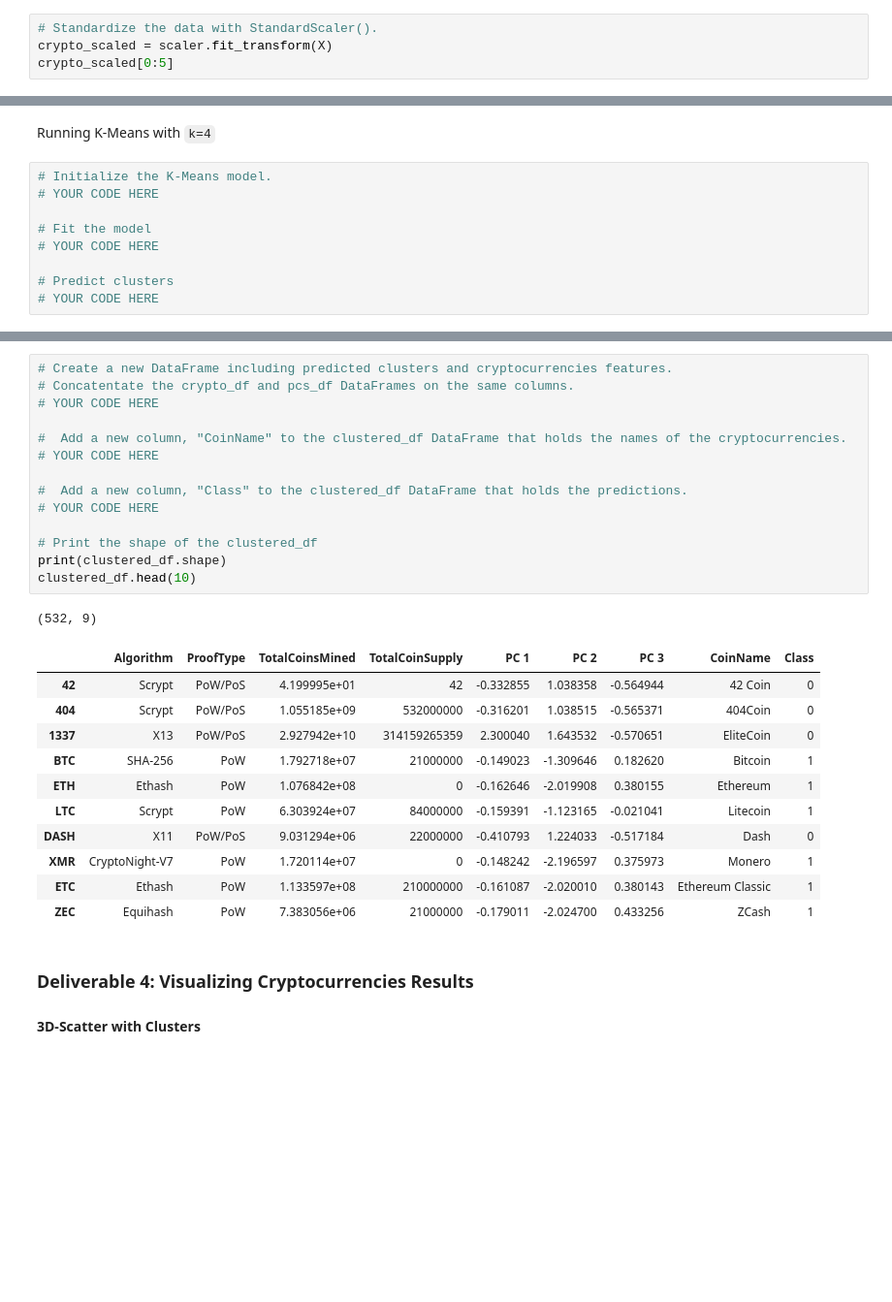
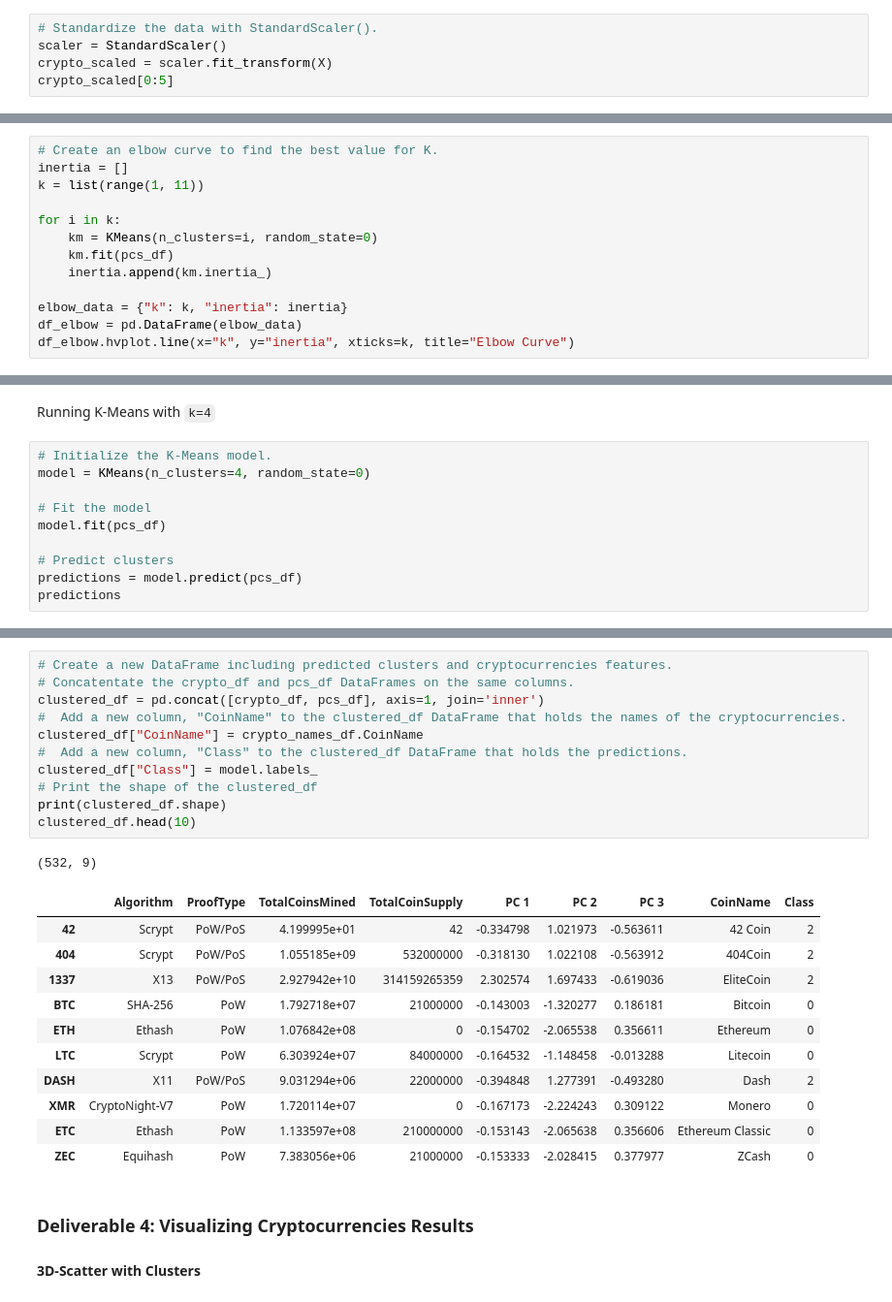
Before and after one commit to jlynw/Cryptocurrencies, a Jupyter notebook: crypto_clustering.ipynb, the cells around one changed output, grey strips where cells are left out. Shown at 97% size. Saved outputs shown, nothing was run; the diff lists cells and outputs as text; blank space fills up the shorter version.

```diff
--- a/crypto_clustering.ipynb
+++ b/crypto_clustering.ipynb
@@ -170,6 +173,7 @@ X.head(10)
 10 rows × 98 columns
 # %%
 # Standardize the data with StandardScaler().
+scaler = StandardScaler()
 crypto_scaled = scaler.fit_transform(X)
 crypto_scaled[0:5]
 # %% [output]
@@ -234,0 +234,13 @@ pcs_df.head(10)
+# %%
+# Create an elbow curve to find the best value for K.
+inertia = []
+k = list(range(1, 11))
+
+for i in k:
+    km = KMeans(n_clusters=i, random_state=0)
+    km.fit(pcs_df)
+    inertia.append(km.inertia_)
+
+elbow_data = {"k": k, "inertia": inertia}
+df_elbow = pd.DataFrame(elbow_data)
+df_elbow.hvplot.line(x="k", y="inertia", xticks=k, title="Elbow Curve")
@@ -236,11 +250,12 @@ pcs_df.head(10)
 Running K-Means with `k=4`
 # %%
 # Initialize the K-Means model.
-# YOUR CODE HERE
+model = KMeans(n_clusters=4, random_state=0)
 
 # Fit the model
-# YOUR CODE HERE
+model.fit(pcs_df)
 
 # Predict clusters
-# YOUR CODE HERE
+predictions = model.predict(pcs_df)
+predictions
 # %% [output]
@@ -264,30 +279,27 @@ array([0, 0, 0, 1, 1, 1, 0, 1, 1, 1, 0, 1, 0, 0, 1, 0, 1, 1, 0, 0, 1, 1,
 # %%
 # Create a new DataFrame including predicted clusters and cryptocurrencies features.
 # Concatentate the crypto_df and pcs_df DataFrames on the same columns.
-# YOUR CODE HERE
-
+clustered_df = pd.concat([crypto_df, pcs_df], axis=1, join='inner')
 #  Add a new column, "CoinName" to the clustered_df DataFrame that holds the names of the cryptocurrencies.
-# YOUR CODE HERE
-
+clustered_df["CoinName"] = crypto_names_df.CoinName
 #  Add a new column, "Class" to the clustered_df DataFrame that holds the predictions.
-# YOUR CODE HERE
-
+clustered_df["Class"] = model.labels_
 # Print the shape of the clustered_df
 print(clustered_df.shape)
 clustered_df.head(10)
 # %% [output]
 (532, 9)
 |  | Algorithm | ProofType | TotalCoinsMined | TotalCoinSupply | PC 1 | PC 2 | PC 3 | CoinName | Class |
-| 42 | Scrypt | PoW/PoS | 4.199995e+01 | 42 | -0.332855 | 1.038358 | -0.564944 | 42 Coin | 0 |
-| 404 | Scrypt | PoW/PoS | 1.055185e+09 | 532000000 | -0.316201 | 1.038515 | -0.565371 | 404Coin | 0 |
-| 1337 | X13 | PoW/PoS | 2.927942e+10 | 314159265359 | 2.300040 | 1.643532 | -0.570651 | EliteCoin | 0 |
-| BTC | SHA-256 | PoW | 1.792718e+07 | 21000000 | -0.149023 | -1.309646 | 0.182620 | Bitcoin | 1 |
-| ETH | Ethash | PoW | 1.076842e+08 | 0 | -0.162646 | -2.019908 | 0.380155 | Ethereum | 1 |
-| LTC | Scrypt | PoW | 6.303924e+07 | 84000000 | -0.159391 | -1.123165 | -0.021041 | Litecoin | 1 |
-| DASH | X11 | PoW/PoS | 9.031294e+06 | 22000000 | -0.410793 | 1.224033 | -0.517184 | Dash | 0 |
-| XMR | CryptoNight-V7 | PoW | 1.720114e+07 | 0 | -0.148242 | -2.196597 | 0.375973 | Monero | 1 |
-| ETC | Ethash | PoW | 1.133597e+08 | 210000000 | -0.161087 | -2.020010 | 0.380143 | Ethereum Classic | 1 |
-| ZEC | Equihash | PoW | 7.383056e+06 | 21000000 | -0.179011 | -2.024700 | 0.433256 | ZCash | 1 |
+| 42 | Scrypt | PoW/PoS | 4.199995e+01 | 42 | -0.334798 | 1.021973 | -0.563611 | 42 Coin | 2 |
+| 404 | Scrypt | PoW/PoS | 1.055185e+09 | 532000000 | -0.318130 | 1.022108 | -0.563912 | 404Coin | 2 |
+| 1337 | X13 | PoW/PoS | 2.927942e+10 | 314159265359 | 2.302574 | 1.697433 | -0.619036 | EliteCoin | 2 |
+| BTC | SHA-256 | PoW | 1.792718e+07 | 21000000 | -0.143003 | -1.320277 | 0.186181 | Bitcoin | 0 |
+| ETH | Ethash | PoW | 1.076842e+08 | 0 | -0.154702 | -2.065538 | 0.356611 | Ethereum | 0 |
+| LTC | Scrypt | PoW | 6.303924e+07 | 84000000 | -0.164532 | -1.148458 | -0.013288 | Litecoin | 0 |
+| DASH | X11 | PoW/PoS | 9.031294e+06 | 22000000 | -0.394848 | 1.277391 | -0.493280 | Dash | 2 |
+| XMR | CryptoNight-V7 | PoW | 1.720114e+07 | 0 | -0.167173 | -2.224243 | 0.309122 | Monero | 0 |
+| ETC | Ethash | PoW | 1.133597e+08 | 210000000 | -0.153143 | -2.065638 | 0.356606 | Ethereum Classic | 0 |
+| ZEC | Equihash | PoW | 7.383056e+06 | 21000000 | -0.153333 | -2.028415 | 0.377977 | ZCash | 0 |
 # %% [markdown]
 ### Deliverable 4: Visualizing Cryptocurrencies Results
 
```
Also changed, not shown: parts of 12 cells of this notebook.
